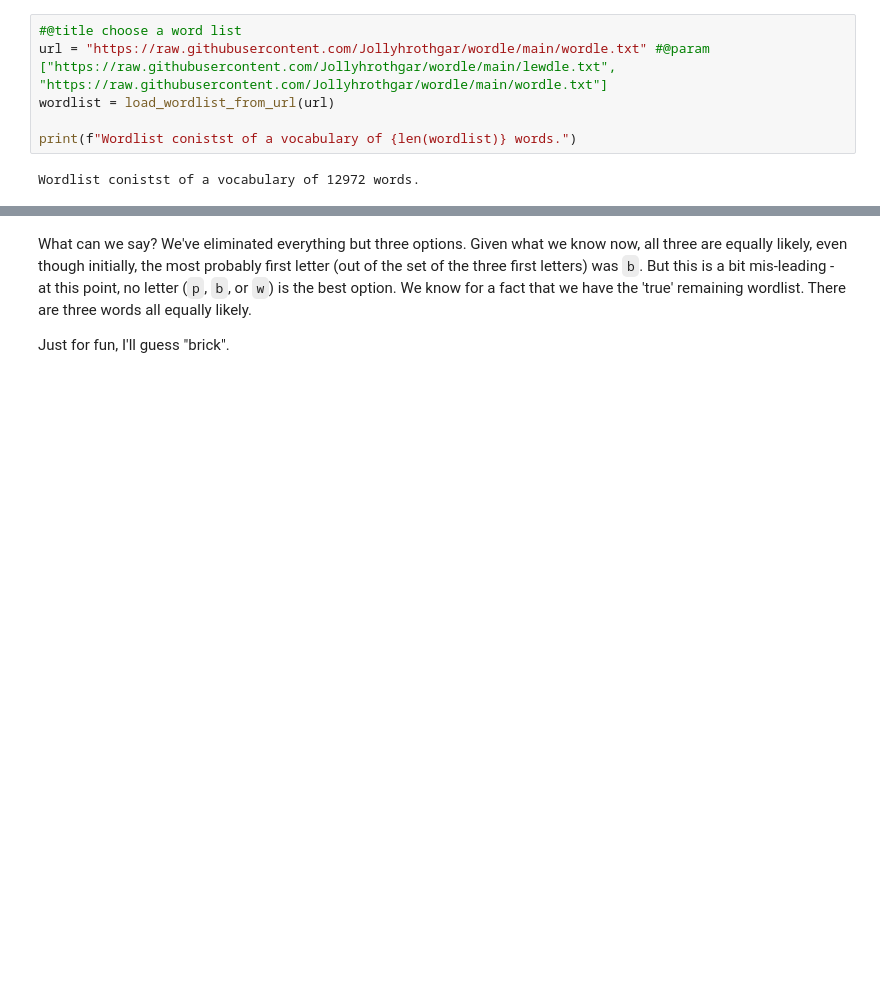
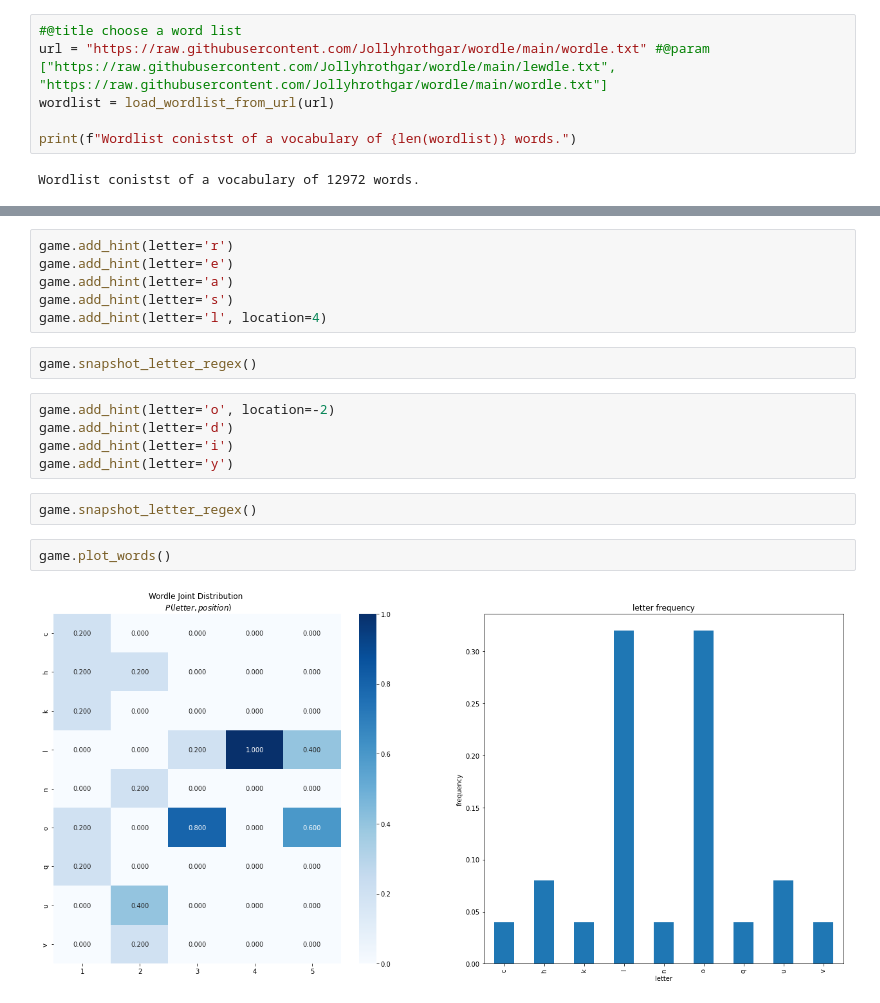
Before and after one commit to Jollyhrothgar/wordle, a Jupyter notebook: Wordle_Solver.ipynb, the cells around one changed output, grey strips where cells are left out. Drawn from its saved outputs; the diff is of its cells as text; blank space fills up the shorter version.

```diff
--- a/Wordle_Solver.ipynb
+++ b/Wordle_Solver.ipynb
@@ -281,4 +194,19 @@ remaining words 3
-# %% [markdown]
-What can we say? We've eliminated everything but three options. Given what we know now, all three are equally likely, even though initially, the most probably first letter (out of the set of the three first letters) was `b`. But this is a bit mis-leading - at this point, no letter (`p`, `b`, or `w`) is the best option. We know for a fact that we have the 'true' remaining wordlist. There are three words all equally likely.
-
-Just for fun, I'll guess "brick".
+# %%
+game.add_hint(letter='r')
+game.add_hint(letter='e')
+game.add_hint(letter='a')
+game.add_hint(letter='s')
+game.add_hint(letter='l', location=4)
+# %%
+game.snapshot_letter_regex()
+# %%
+game.add_hint(letter='o', location=-2)
+game.add_hint(letter='d')
+game.add_hint(letter='i')
+game.add_hint(letter='y')
+# %%
+game.snapshot_letter_regex()
+# %%
+game.plot_words()
+# %% [output]
+[figure, added]
```
Also changed, not shown: parts of 31 cells of this notebook.
